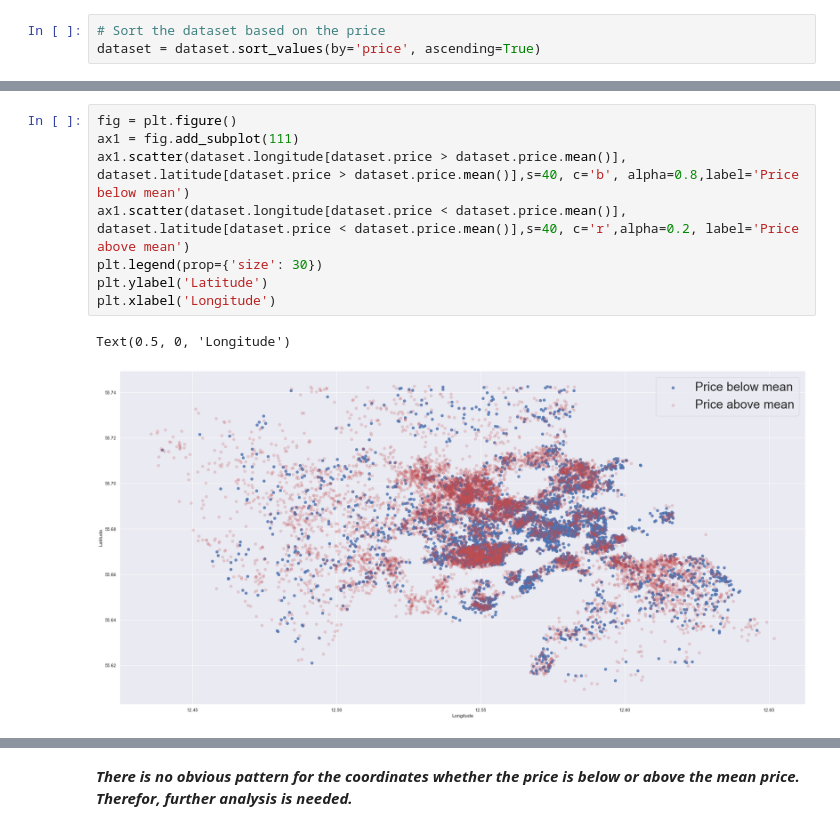
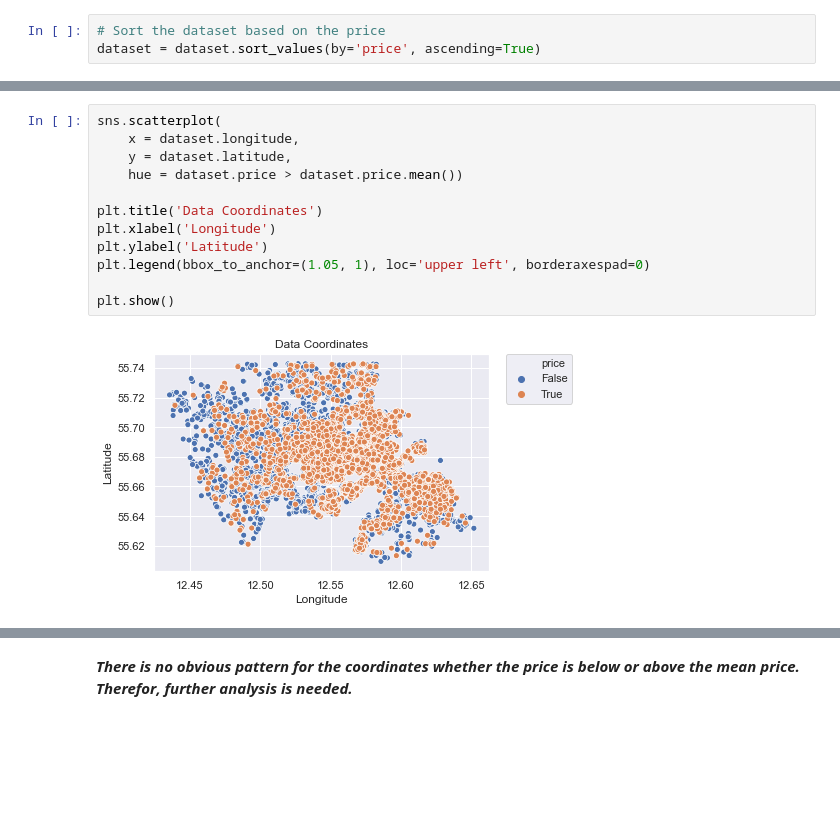
Before and after one commit to Arlinda96/BA-Project, a Jupyter notebook: Airbnb_Project.ipynb, the cells around one changed output, grey strips where cells are left out. Cells and saved outputs as stored; diff of their text form; blank space fills up the shorter version.

```diff
--- a/Airbnb_Project.ipynb
+++ b/Airbnb_Project.ipynb
@@ -239,11 +246,14 @@ Text(0.5, 0, 'Longitude')
-# %%
-fig = plt.figure()
-ax1 = fig.add_subplot(111)
-ax1.scatter(dataset.longitude[dataset.price > dataset.price.mean()], dataset.latitude[dataset.price > dataset.price.mean()],s=40, c='b', alpha=0.8,label='Price below mean')
-ax1.scatter(dataset.longitude[dataset.price < dataset.price.mean()], dataset.latitude[dataset.price < dataset.price.mean()],s=40, c='r',alpha=0.2, label='Price above mean')
-plt.legend(prop={'size': 30})
-plt.ylabel('Latitude')
-plt.xlabel('Longitude')
-# %% [output]
-Text(0.5, 0, 'Longitude')
-[figure, removed]
+# %%
+sns.scatterplot(
+    x = dataset.longitude,
+    y = dataset.latitude,
+    hue = dataset.price > dataset.price.mean())
+
+plt.title('Data Coordinates')
+plt.xlabel('Longitude')
+plt.ylabel('Latitude')
+plt.legend(bbox_to_anchor=(1.05, 1), loc='upper left', borderaxespad=0)
+
+plt.show()
+# %% [output]
+[figure, added]
```
Also changed, not shown: parts of 33 cells of this notebook.
